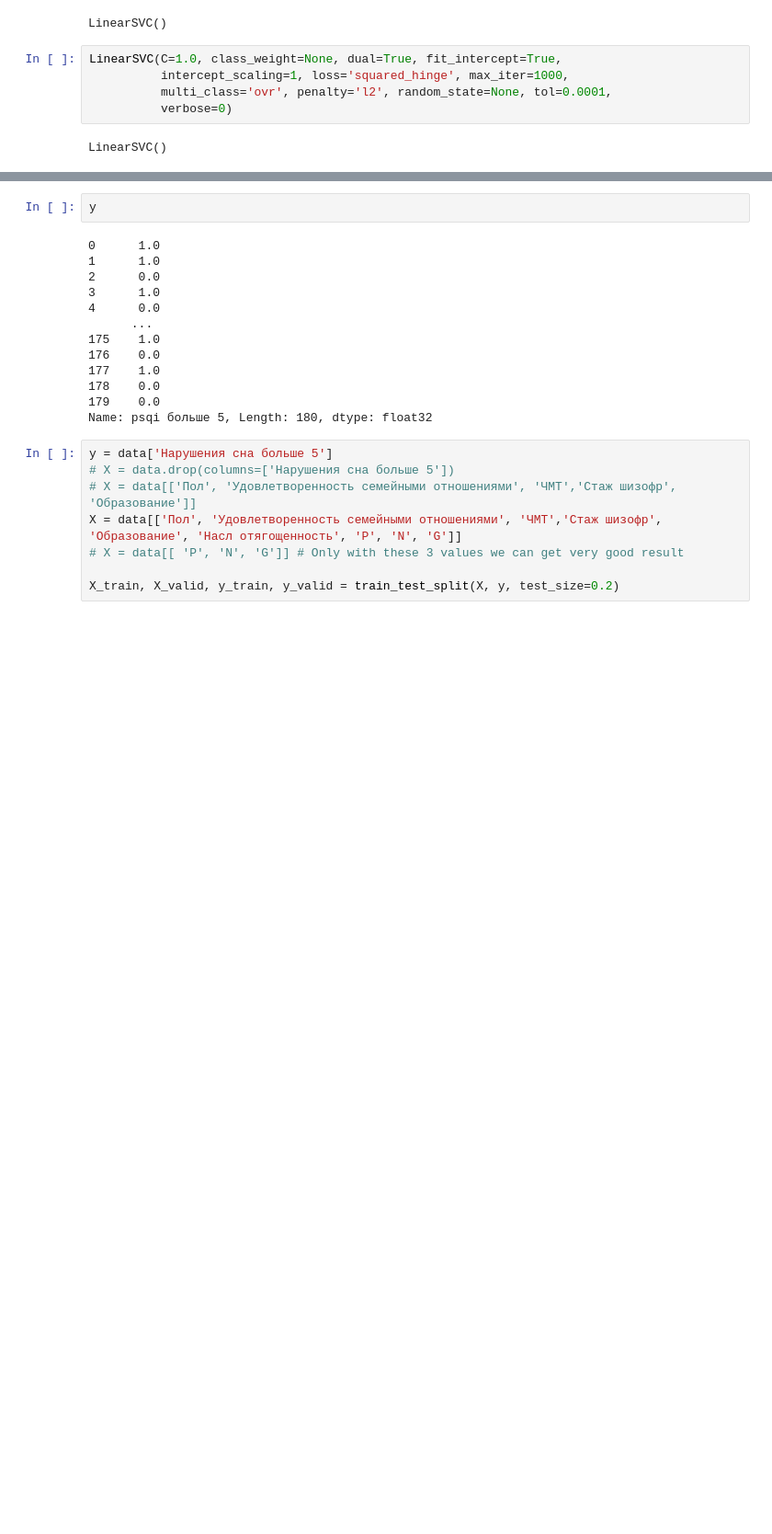
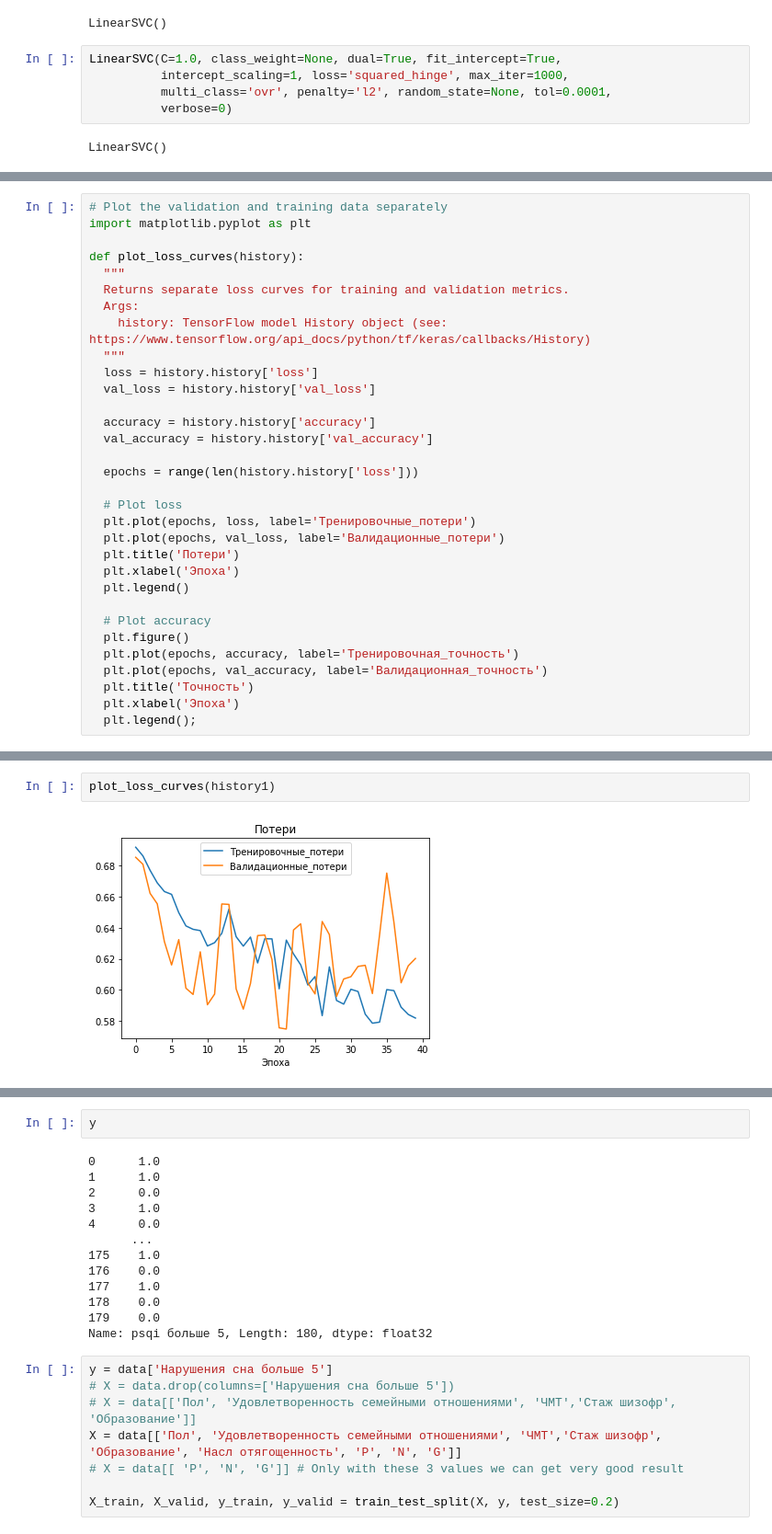
Before and after one commit to Nikitaion/mental_disorders, a Jupyter notebook: mental_disorders.ipynb, the cells around one changed output, grey strips where cells are left out. Shown at 92% size. Cells and saved outputs as stored; diff of their text form; blank space fills up the shorter version.

```diff
--- a/mental_disorders.ipynb
+++ b/mental_disorders.ipynb
@@ -1066,3 +1079,35 @@ Text(0, 0.5, 'Accuracy')
+# %%
+# Plot the validation and training data separately
+import matplotlib.pyplot as plt
+
+def plot_loss_curves(history):
+  """
+  Returns separate loss curves for training and validation metrics.
+  Args:
+    history: TensorFlow model History object (see: https://www.tensorflow.org/api_docs/python/tf/keras/callbacks/History)
+  """
+  loss = history.history['loss']
+  val_loss = history.history['val_loss']
+
+  accuracy = history.history['accuracy']
+  val_accuracy = history.history['val_accuracy']
+
+  epochs = range(len(history.history['loss']))
+
+  # Plot loss
+  plt.plot(epochs, loss, label='Тренировочные_потери')
+  plt.plot(epochs, val_loss, label='Валидационные_потери')
+  plt.title('Потери')
+  plt.xlabel('Эпоха')
+  plt.legend()
+
+  # Plot accuracy
+  plt.figure()
+  plt.plot(epochs, accuracy, label='Тренировочная_точность')
+  plt.plot(epochs, val_accuracy, label='Валидационная_точность')
+  plt.title('Точность')
+  plt.xlabel('Эпоха')
+  plt.legend();
 # %%
 tf.random.set_seed(42)
 
@@ -1121,0 +1167,4 @@ model1.evaluate(X_test_scaled, y_test)
+# %%
+plot_loss_curves(history1)
+# %% [output]
+[figure, added]
```
Also changed, not shown: parts of 94 cells of this notebook.
